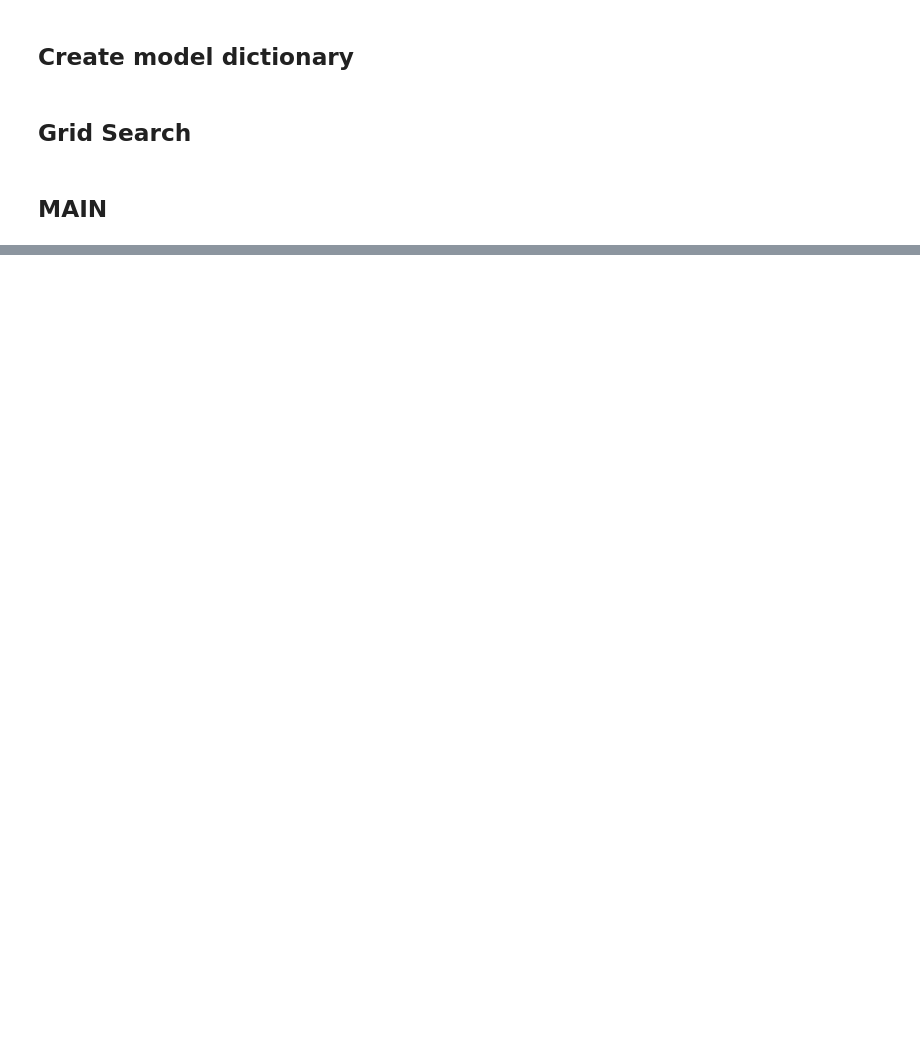
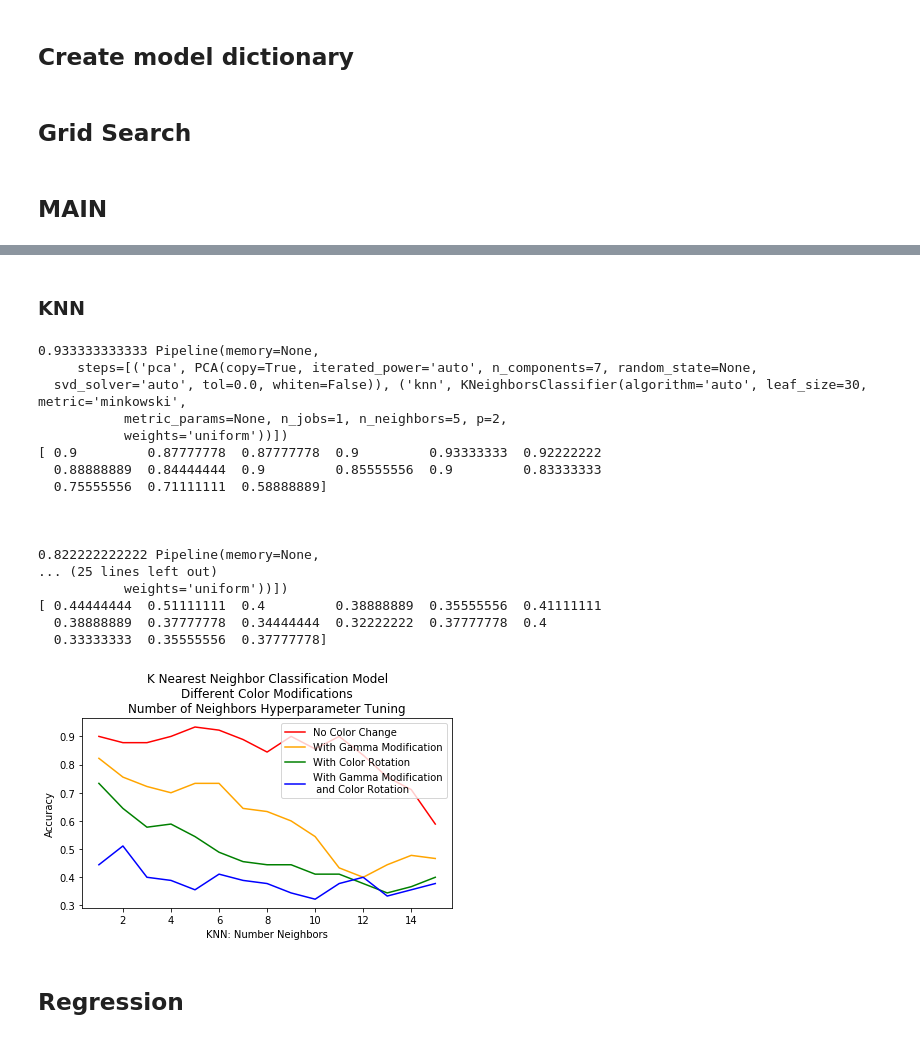
Before and after one commit to mattsit/ph-machine-learning, a Jupyter notebook: CS189/ml_pipeline/ModelGridSearch.ipynb, the cells around one changed output, grey strips where cells are left out. Saved outputs shown, nothing was run; the diff lists cells and outputs as text; code cells hidden in the pictures; blank space fills up the shorter version.

```diff
--- a/CS189/ml_pipeline/ModelGridSearch.ipynb
+++ b/CS189/ml_pipeline/ModelGridSearch.ipynb
@@ -55,0 +165,53 @@ print(score, params)
+# %% [markdown]
+### KNN
+# %%
+%run pipelines.py
+%run parameters.py
+%run util.py
+
+nn = np.arange(1, 16)
+
+model_dict = create_model_dict()
+
+pipeline_name = 'knn'
+pipeline_type = 'classification'
+names = ["No Color Change", "With Gamma Modification", "With Color Rotation", "With Gamma Modification\n and Color Rotation"]
+colors = ['r','orange','g','b']
+plt.cla()
+for i in range(len(names)):
+    X = X_all_c[i]
+    Y = Y_all_c[i]
+    score,m,best_params,_ = grid_search(X, Y, pipeline_name, pipeline_type)
+    _,_,_,all_scores = grid_search(X, Y, pipeline_name, pipeline_type, best_params, 'knn__n_neighbors')
+    plt.plot(nn, all_scores, label=names[i], color=colors[i])
+    print(score, m)
+    print(all_scores)
+    print('\n\n')
+plt.legend()
+plt.xlabel("KNN: Number Neighbors")
+plt.ylabel("Accuracy")
+plt.title('K Nearest Neighbor Classification Model\nDifferent Color Modifications\nNumber of Neighbors Hyperparameter Tuning')
+plt.tight_layout()
+plt.savefig("knn_classification.png", dpi=500)
+plt.show()
+# %% [output]
+0.933333333333 Pipeline(memory=None,
+     steps=[('pca', PCA(copy=True, iterated_power='auto', n_components=7, random_state=None,
+  svd_solver='auto', tol=0.0, whiten=False)), ('knn', KNeighborsClassifier(algorithm='auto', leaf_size=30, metric='minkowski',
+           metric_params=None, n_jobs=1, n_neighbors=5, p=2,
+           weights='uniform'))])
+[ 0.9         0.87777778  0.87777778  0.9         0.93333333  0.92222222
+  0.88888889  0.84444444  0.9         0.85555556  0.9         0.83333333
+  0.75555556  0.71111111  0.58888889]
+
+
+
+0.822222222222 Pipeline(memory=None,
+... (25 lines left out)
+           weights='uniform'))])
+[ 0.44444444  0.51111111  0.4         0.38888889  0.35555556  0.41111111
+  0.38888889  0.37777778  0.34444444  0.32222222  0.37777778  0.4
+  0.33333333  0.35555556  0.37777778]
+[figure, added]
+# %% [markdown]
+## Regression
```
Also changed, not shown: parts of 12 cells of this notebook, 2 other files.
